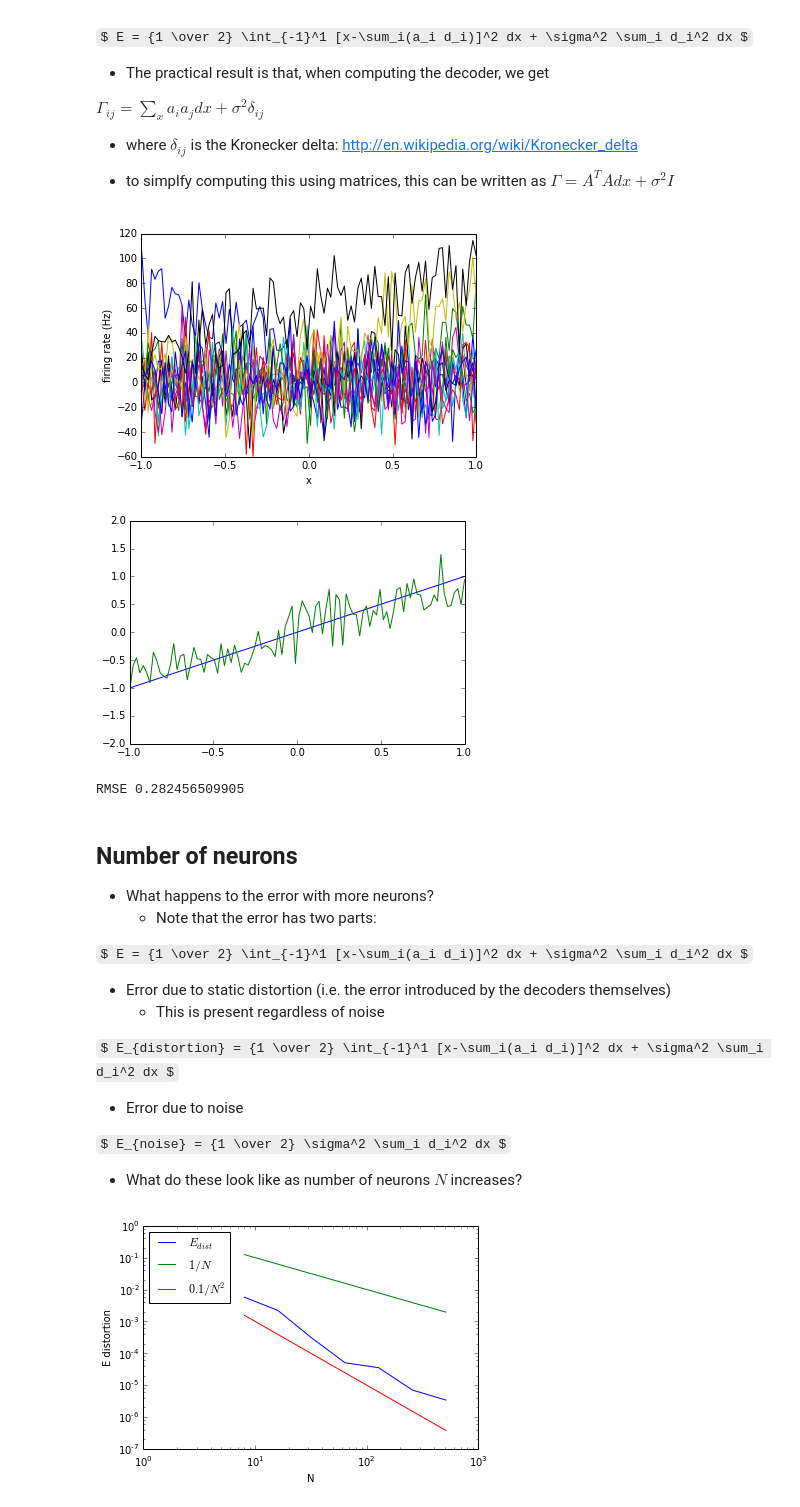
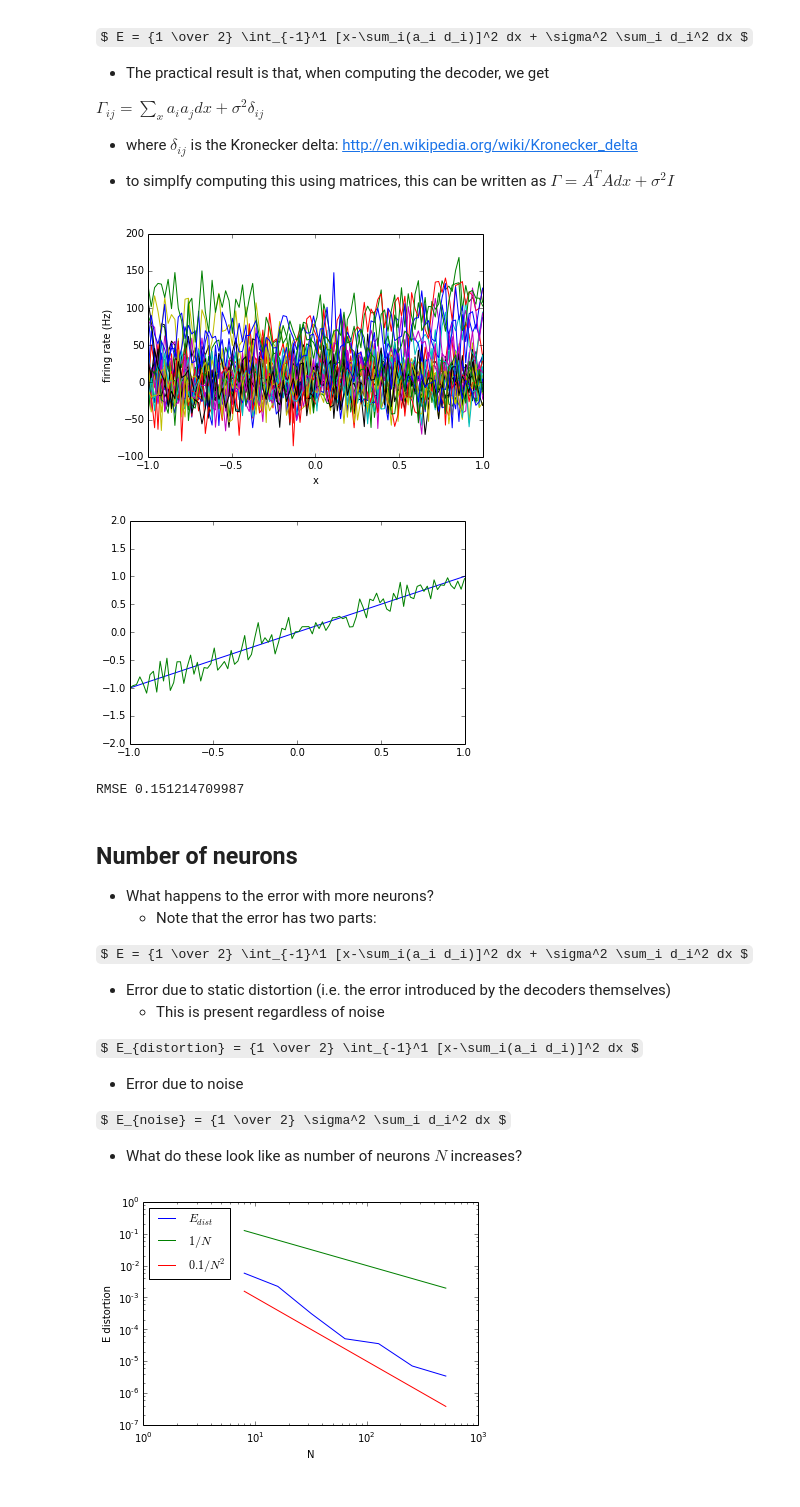
Before and after one commit to tcstewar/syde556, a Jupyter notebook: SYDE 556 Lecture 2 Representation.ipynb, the cells around one changed output. Saved outputs shown, nothing was run; the diff lists cells and outputs as text; code cells hidden in the pictures; some formulas as TeX source.

```diff
--- a/SYDE 556 Lecture 2 Representation.ipynb
+++ b/SYDE 556 Lecture 2 Representation.ipynb
@@ -399,7 +407,7 @@ RMSE 0.0208417214613
 import numpy
 import syde556
 
-N = 15
+N = 30
 x = numpy.linspace(-1, 1, 100)
 encoders = numpy.random.choice([-1, 1], N)
 alpha = numpy.random.uniform(0.5,2, N)
@@ -407,9 +415,11 @@ bias = numpy.random.uniform(-2, 2, N)
 
 A = syde556.activity(x, encoders, alpha, bias)
 
+
+A_noisy = syde556.add_noise(A, 0.2)
+
 d = syde556.decoders(A, x)
 
-A_noisy = syde556.add_noise(A, 0.2)
 
 xhat = numpy.dot(A_noisy, d)
 
@@ -470,38 +480,38 @@ $ \Gamma_{ij} = \sum_x a_i a_j dx + \sigma^2 \delta_{ij}$
 import numpy
 import syde556
 
-N = 15
+N = 30
 x = numpy.linspace(-1, 1, 100)
 encoders = numpy.random.choice([-1, 1], N)
 alpha = numpy.random.uniform(0.5,2, N)
 bias = numpy.random.uniform(-2, 2, N)
 
 A = syde556.activity(x, encoders, alpha, bias)
 
 d = syde556.decoders(A, x, noise=0.2, dx=2.0/len(x))
 
 A_noisy = syde556.add_noise(A, 0.2)
 
 xhat = numpy.dot(A_noisy, d)
 
 figure()
 plot(x, A_noisy)
 xlabel('x')
 ylabel('firing rate (Hz)')
 
 figure()
 plot(x, x)
 plot(x, xhat)
 ylim(-2, 2)
 xlim(-1, 1)
 
 show()
 
 print 'RMSE', np.sqrt(np.average((x-xhat)**2))
 # %% [output]
-[figure, old version]
+[figure, new version]
-[figure, old version]
+[figure, new version]
-RMSE 0.282456509905
+RMSE 0.151214709987
 # %% [markdown]
 ## Number of neurons
 
@@ -513,7 +523,7 @@ $ E = {1 \over 2} \int_{-1}^1 [x-\sum_i(a_i d_i)]^2 dx + \sigma^2 \sum_i d_i^2 d
 - Error due to static distortion (i.e. the error introduced by the decoders themselves)
     - This is present regardless of noise
 
-$ E_{distortion} = {1 \over 2} \int_{-1}^1 [x-\sum_i(a_i d_i)]^2 dx + \sigma^2 \sum_i d_i^2 dx $
+$ E_{distortion} = {1 \over 2} \int_{-1}^1 [x-\sum_i(a_i d_i)]^2 dx $
 
 - Error due to noise
 
```
Also changed, not shown: parts of 5 cells of this notebook.
